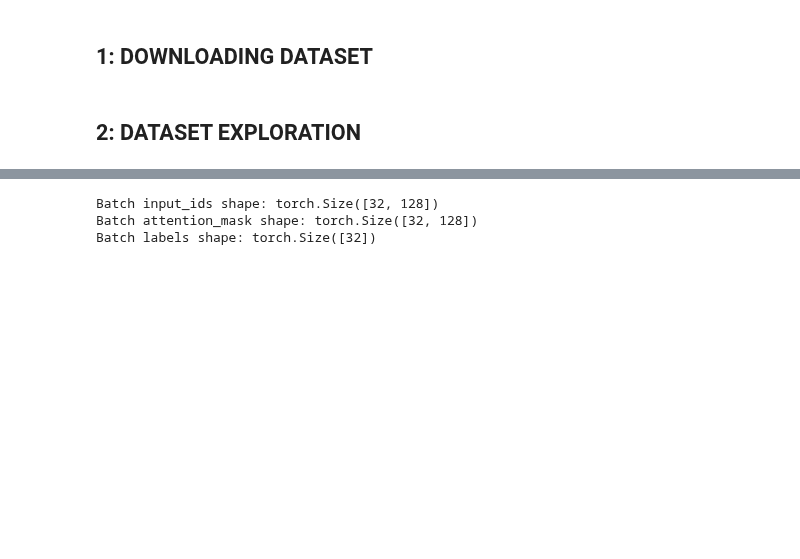
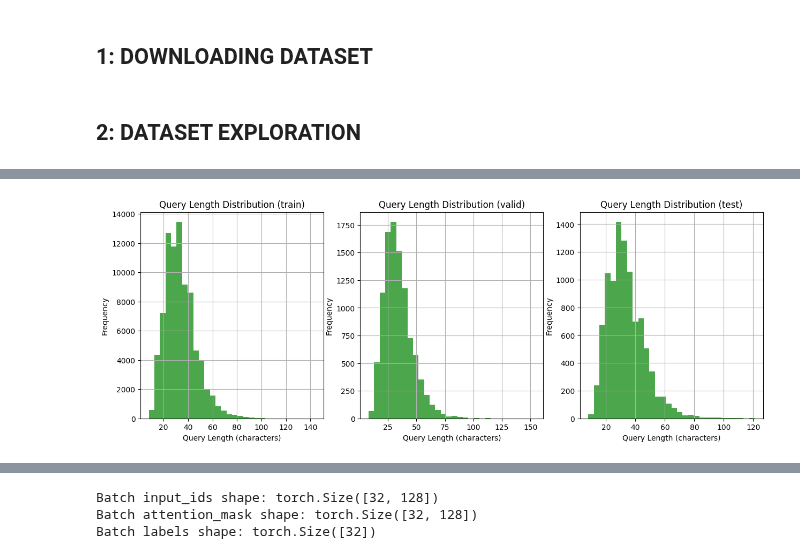
Before and after one commit to alessioborgi/NSIO_NeuralSearchIndexingOptimization, a Jupyter notebook: Source/InfoRetrieval.ipynb, the cells around one changed output, grey strips where cells are left out. Saved outputs shown, nothing was run; the diff lists cells and outputs as text; code cells hidden in the pictures; blank space fills up the shorter version.

```diff
--- a/Source/InfoRetrieval.ipynb
+++ b/Source/InfoRetrieval.ipynb
@@ -211,16 +240,35 @@ plot_passage_length_distribution(ms_marco_test, "Test")
 # %%
-# Query Length Distribution
-def plot_query_length_distribution(dataset, split_name):
-    query_lengths = [len(q) for q in dataset["query"]]
-    plt.hist(query_lengths, bins=30, alpha=0.7, color="green")
-    plt.title(f"Query Length Distribution ({split_name})")
-    plt.xlabel("Query Length (characters)")
-    plt.ylabel("Frequency")
-    plt.grid(True)
+# # Query Length Distribution
+# def plot_query_length_distribution(dataset, split_name):
+#     query_lengths = [len(q) for q in dataset["query"]]
+#     plt.hist(query_lengths, bins=30, alpha=0.7, color="green")
+#     plt.title(f"Query Length Distribution ({split_name})")
+#     plt.xlabel("Query Length (characters)")
+#     plt.ylabel("Frequency")
+#     plt.grid(True)
+#     plt.show()
+
+# # Plot distribution for train, validation, and test splits
+# plot_query_length_distribution(ms_marco_train, "Train")
+# plot_query_length_distribution(ms_marco_validation, "Validation")
+# plot_query_length_distribution(ms_marco_test, "Test")
+
+def plot_passages_length_distribution(dataset_dict):
+    fig, axes = plt.subplots(nrows=1, ncols=len(dataset_dict.keys()), figsize=(15, 5))
+
+    for i, split_name in enumerate(dataset_dict.keys()):
+        ax = axes[i]
+        dataset = dataset_dict[split_name]
+        query_lengths = [len(q) for q in dataset["query"]]
+        ax.hist(query_lengths, bins=30, alpha=0.7, color="green")
+        ax.set_title(f"Query Length Distribution ({split_name})")
+        ax.set_xlabel("Query Length (characters)")
+        ax.set_ylabel("Frequency")
+        ax.grid(True)
+
     plt.show()
 
-# Plot distribution for train, validation, and test splits
-plot_query_length_distribution(ms_marco_train, "Train")
-plot_query_length_distribution(ms_marco_validation, "Validation")
-plot_query_length_distribution(ms_marco_test, "Test")
+plot_passages_length_distribution({"train": ms_marco_train, "valid": ms_marco_validation, "test": ms_marco_test})
+# %% [output]
+[figure, added]
 # %%
```
Also changed, not shown: parts of 18 cells of this notebook.
